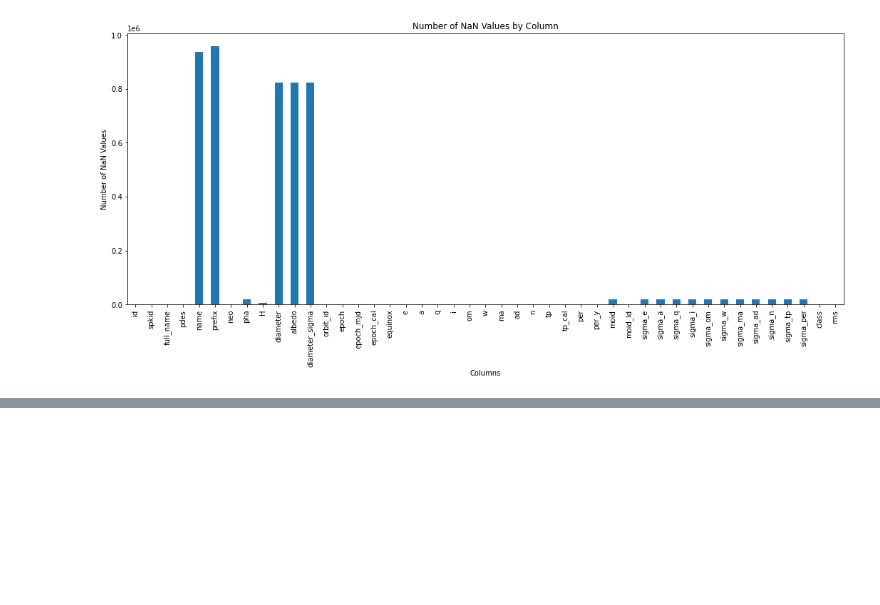
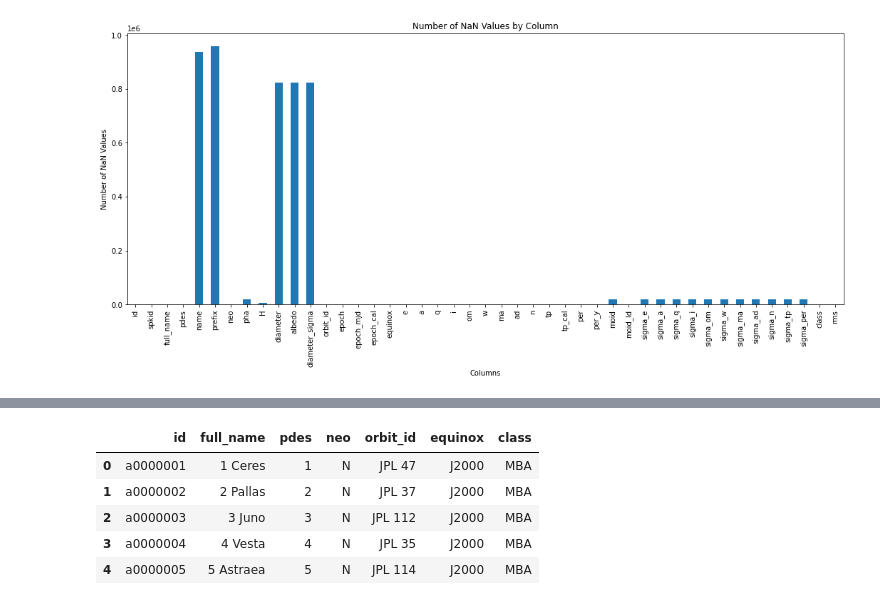
Before and after one commit to Mr-Dheer/Data-Mining, a Jupyter notebook: original.ipynb, the cells around one changed output, grey strips where cells are left out. Cells and saved outputs as stored; diff of their text form; code cells hidden in the pictures; blank space fills up the shorter version.

```diff
--- a/original.ipynb
+++ b/original.ipynb
@@ -70,0 +128,9 @@ plt.show()
+# %%
+df_categorical.head()
+# %% [output]
+|  | id | full_name | pdes | neo | orbit_id | equinox | class |
+| 0 | a0000001 | 1 Ceres | 1 | N | JPL 47 | J2000 | MBA |
+| 1 | a0000002 | 2 Pallas | 2 | N | JPL 37 | J2000 | MBA |
+| 2 | a0000003 | 3 Juno | 3 | N | JPL 112 | J2000 | MBA |
+| 3 | a0000004 | 4 Vesta | 4 | N | JPL 35 | J2000 | MBA |
+| 4 | a0000005 | 5 Astraea | 5 | N | JPL 114 | J2000 | MBA |
```
Also changed, not shown: parts of 12 cells of this notebook.
